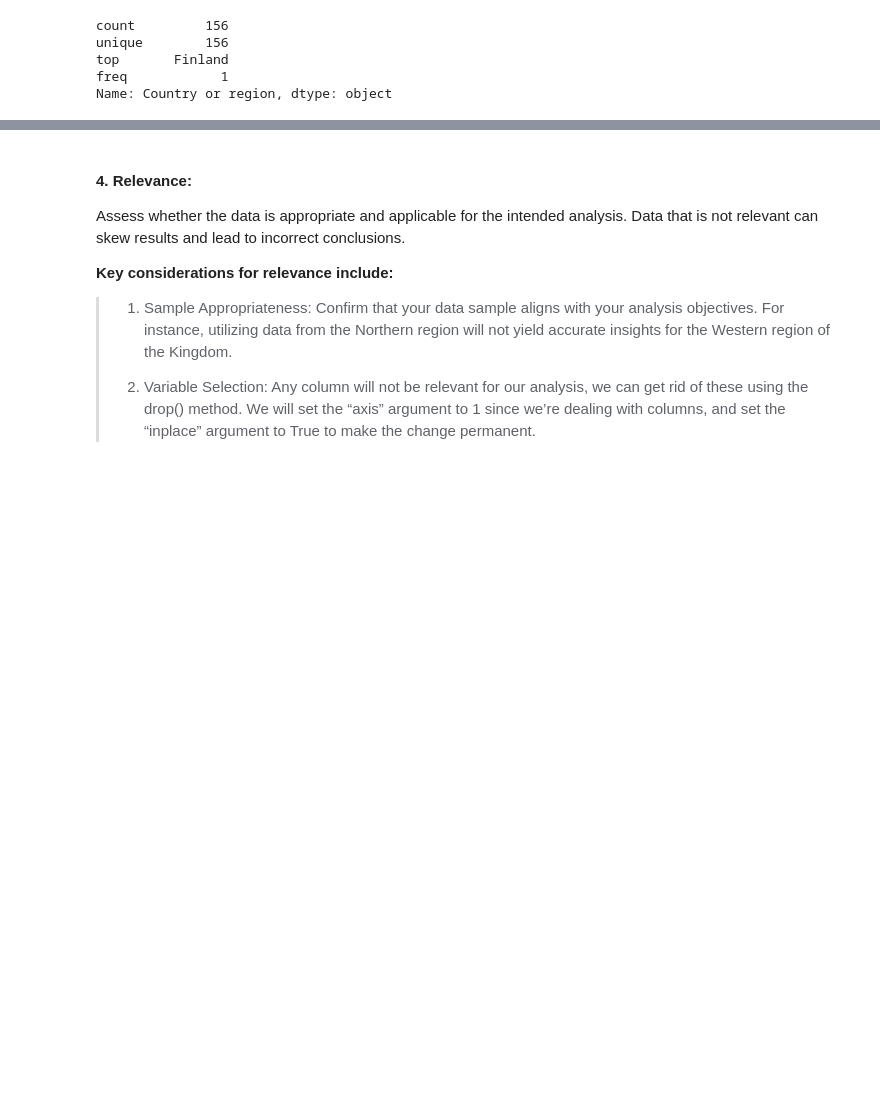
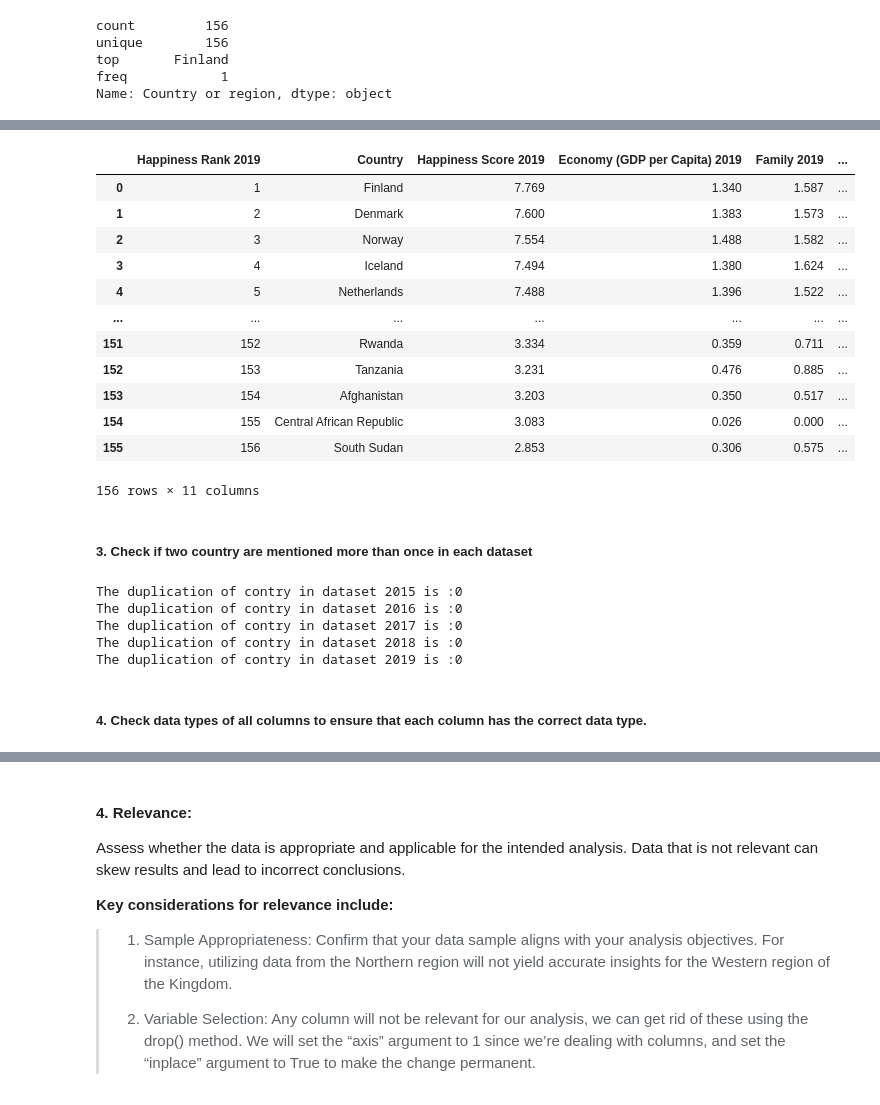
Before and after one commit to AhoodNaif/Usecase-2, a Jupyter notebook: EDA explain template.ipynb, the cells around one changed output, grey strips where cells are left out. Saved outputs shown, nothing was run; the diff lists cells and outputs as text; code cells hidden in the pictures; blank space fills up the shorter version.

```diff
--- a/EDA explain template.ipynb
+++ b/EDA explain template.ipynb
@@ -496,2 +287,0 @@ data_2019
-# %%
-data_2019['check']=data_2019['summ']==data_2019['Score']
@@ -632,10 +381,10 @@ Index(['Happiness Rank', 'Country or region', 'Happiness Score',
 # %%
 data_2019.rename(columns={
-    'Overall rank': 'Happiness Rank',
-    'Score': 'Happiness Score',
-    'GDP per capita':'Economy (GDP per Capita)',
-    'Healthy life expectancy':'Health (Life Expectancy)',
-    'Perceptions of corruption':'Trust (Government Corruption)',
-    'Freedom to make life choices':'Freedom',
-    'Social support':'Family'
+    'Overall rank': 'Happiness Rank 2019',
+    'Score': 'Happiness Score 2019',
+    'GDP per capita':'Economy (GDP per Capita) 2019',
+    'Healthy life expectancy':'Health (Life Expectancy) 2019',
+    'Perceptions of corruption':'Trust (Government Corruption) 2019',
+    'Freedom to make life choices':'Freedom 2019',
+    'Social support':'Family 2019'
 }, inplace=True)
@@ -669,0 +540,39 @@ data_2019.rename(columns={
+# %%
+columns_to_sum=['Economy (GDP per Capita) 2019',
+       'Family 2019', 'Health (Life Expectancy) 2019',
+       'Freedom 2019', 'Generosity',
+       'Trust (Government Corruption) 2019']
+data_2019['summ']=data_2019[columns_to_sum].sum(axis=1)
+data_2019['check']=data_2019['summ']==data_2019['Happiness Score 2019']
+mis_match_rows=data_2019[data_2019['check']==False]
+mis_match_rows # one more caratiria needed to complete the score result ... so the score result within the dataset is not consistent with other columns
+# %% [output]
+|  | Happiness Rank 2019 | Country | Happiness Score 2019 | Economy (GDP per Capita) 2019 | Family 2019 | ... |
+| 0 | 1 | Finland | 7.769 | 1.340 | 1.587 | ... |
+| 1 | 2 | Denmark | 7.600 | 1.383 | 1.573 | ... |
+| 2 | 3 | Norway | 7.554 | 1.488 | 1.582 | ... |
+| 3 | 4 | Iceland | 7.494 | 1.380 | 1.624 | ... |
+| 4 | 5 | Netherlands | 7.488 | 1.396 | 1.522 | ... |
+| ... | ... | ... | ... | ... | ... | ... |
+| 151 | 152 | Rwanda | 3.334 | 0.359 | 0.711 | ... |
+| 152 | 153 | Tanzania | 3.231 | 0.476 | 0.885 | ... |
+| 153 | 154 | Afghanistan | 3.203 | 0.350 | 0.517 | ... |
+| 154 | 155 | Central African Republic | 3.083 | 0.026 | 0.000 | ... |
+| 155 | 156 | South Sudan | 2.853 | 0.306 | 0.575 | ... |
+156 rows × 11 columns
+# %% [markdown]
+##### 3. Check if two country are mentioned more than once in each dataset
+# %%
+print (f"The duplication of contry in dataset 2015 is :{data_2015.duplicated(subset='Country').sum()}")  # Check for duplicate country entries
+print (f"The duplication of contry in dataset 2016 is :{data_2016.duplicated(subset='Country').sum()}")
+print (f"The duplication of contry in dataset 2017 is :{data_2017.duplicated(subset='Country').sum()}")
+print (f"The duplication of contry in dataset 2018 is :{data_2018.duplicated(subset='Country').sum()}")
+print (f"The duplication of contry in dataset 2019 is :{data_2019.duplicated(subset='Country').sum()}")
+# %% [output]
+The duplication of contry in dataset 2015 is :0
+The duplication of contry in dataset 2016 is :0
+The duplication of contry in dataset 2017 is :0
+The duplication of contry in dataset 2018 is :0
+The duplication of contry in dataset 2019 is :0
+# %% [markdown]
+##### 4. Check data types of all columns to ensure that each column has the correct data type.
```
Also changed, not shown: parts of 96 cells of this notebook.
